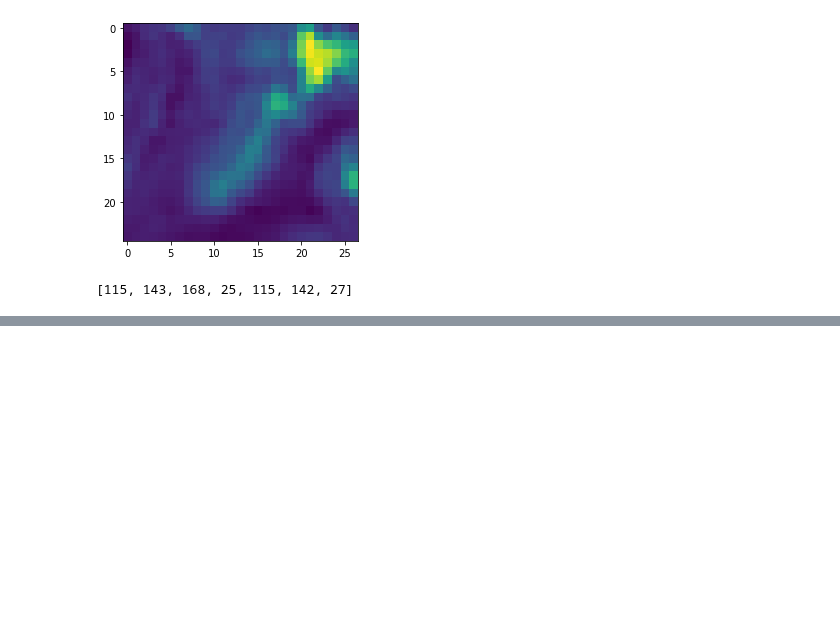
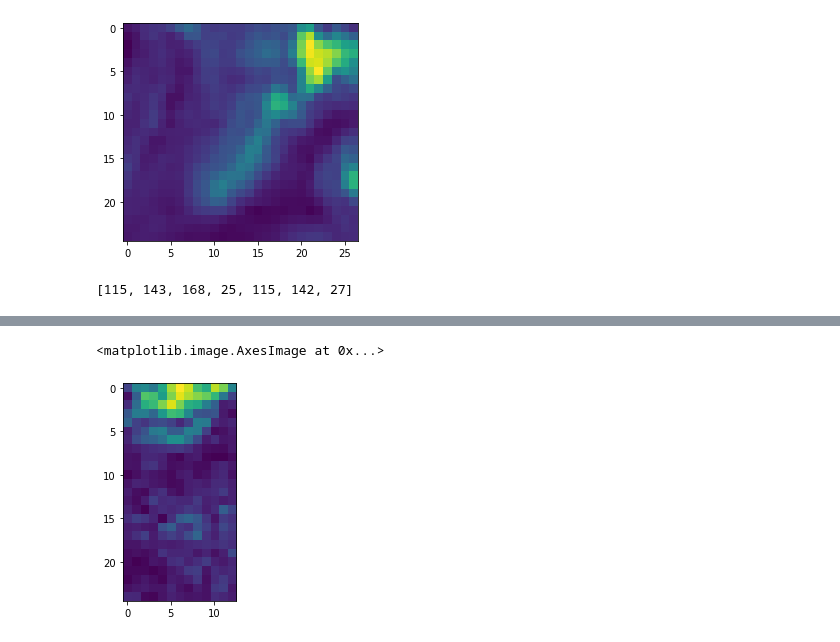
Before and after one commit to elogicaadith/ManningLP_CNN_W_PyTorch, a Jupyter notebook: 02_ManningLP_Week2.ipynb, the cells around one changed output, grey strips where cells are left out. Saved outputs shown, nothing was run; the diff lists cells and outputs as text; code cells hidden in the pictures; blank space fills up the shorter version.

```diff
--- a/02_ManningLP_Week2.ipynb
+++ b/02_ManningLP_Week2.ipynb
@@ -63,0 +118,15 @@ random_numbers
+# %%
+sample_list = list()
+cropped_pics = list()
+
+for i in range(1, 11):
+  image_init = scan_dataset(data_path= data_path, image_set = image_set, image_number = i, y_start = 0, y_end = 240, x_start = 0, x_end = 180, random_seed = 1008)
+  cropped_img, specs = image_init.random_crop()
+  cropped_pics.append(cropped_img)
+
+cropped_tuple = tuple(cropped_pics)
+# %%
+plt.imshow(cropped_tuple[7])
+# %% [output]
+<matplotlib.image.AxesImage at 0x...>
+[figure, added]
```
Also changed, not shown: parts of 9 cells of this notebook.
